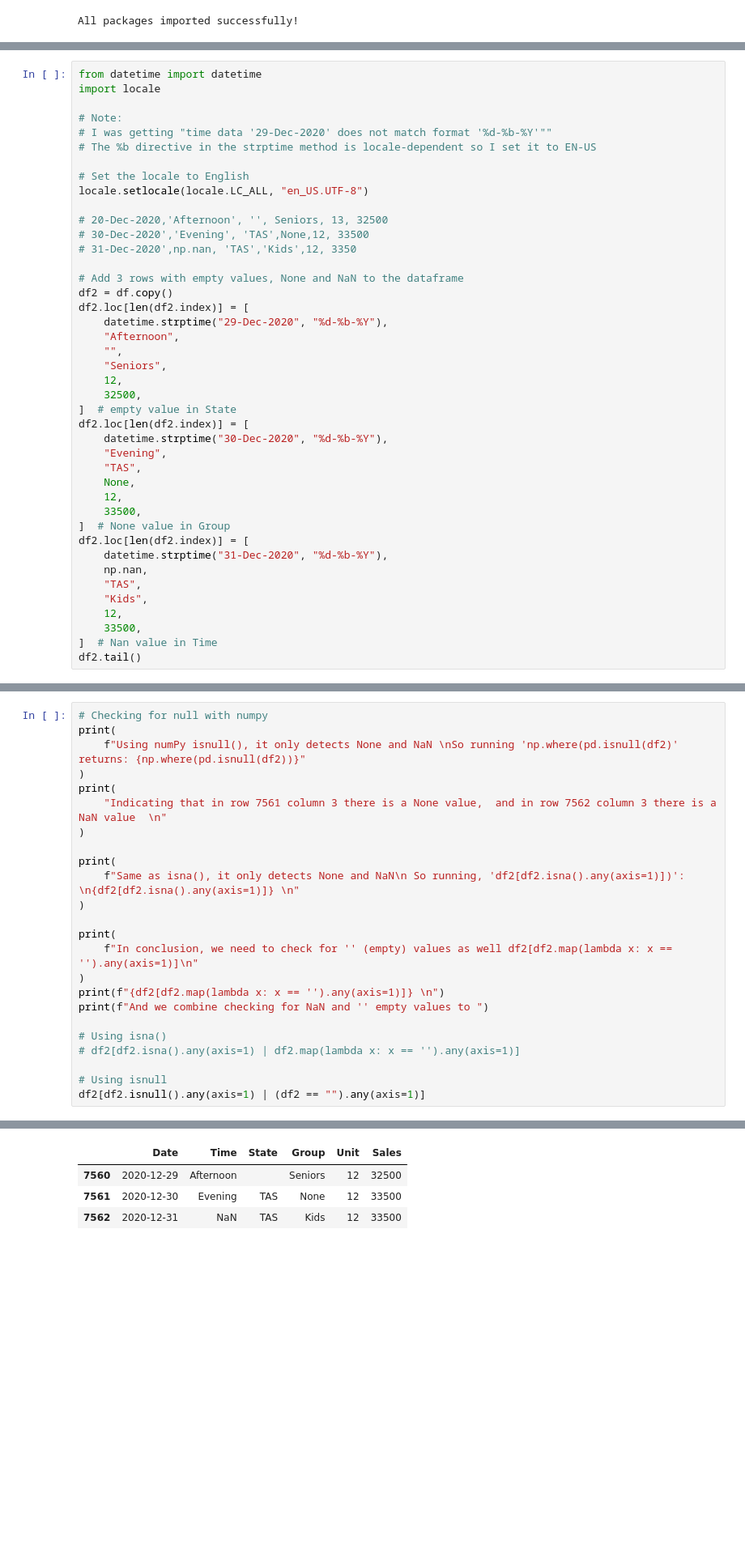
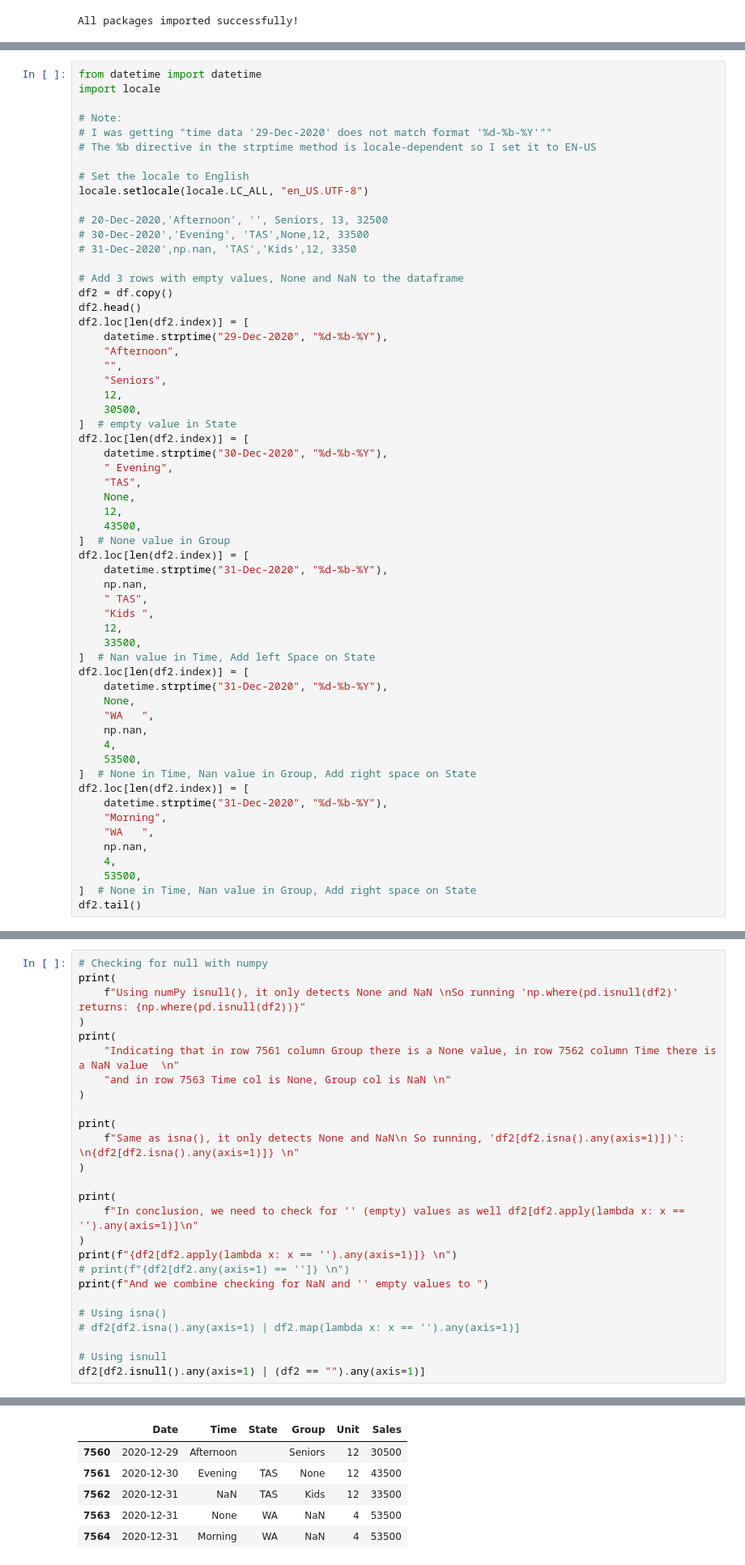
Before and after one commit to karmenatwork/3_CB_Sales-Analysis, a Jupyter notebook: main.ipynb, the cells around one changed output, grey strips where cells are left out. Shown at 81% size. Drawn from its saved outputs; the diff is of its cells as text; blank space fills up the shorter version.

```diff
--- a/main.ipynb
+++ b/main.ipynb
@@ -217,30 +256,47 @@ locale.setlocale(locale.LC_ALL, "en_US.UTF-8")
 
 # Add 3 rows with empty values, None and NaN to the dataframe
 df2 = df.copy()
+df2.head()
 df2.loc[len(df2.index)] = [
     datetime.strptime("29-Dec-2020", "%d-%b-%Y"),
     "Afternoon",
     "",
     "Seniors",
     12,
-    32500,
+    30500,
 ]  # empty value in State
 df2.loc[len(df2.index)] = [
     datetime.strptime("30-Dec-2020", "%d-%b-%Y"),
-    "Evening",
+    " Evening",
     "TAS",
     None,
     12,
-    33500,
+    43500,
 ]  # None value in Group
 df2.loc[len(df2.index)] = [
     datetime.strptime("31-Dec-2020", "%d-%b-%Y"),
     np.nan,
-    "TAS",
-    "Kids",
+    " TAS",
+    "Kids ",
     12,
     33500,
-]  # Nan value in Time
+]  # Nan value in Time, Add left Space on State
+df2.loc[len(df2.index)] = [
+    datetime.strptime("31-Dec-2020", "%d-%b-%Y"),
+    None,
+    "WA   ",
+    np.nan,
+    4,
+    53500,
+]  # None in Time, Nan value in Group, Add right space on State
+df2.loc[len(df2.index)] = [
+    datetime.strptime("31-Dec-2020", "%d-%b-%Y"),
+    "Morning",
+    "WA   ",
+    np.nan,
+    4,
+    53500,
+]  # None in Time, Nan value in Group, Add right space on State
 df2.tail()
 # %% [output]
 |  | Date | Time | State | Group | Unit | Sales |
@@ -287,7 +344,8 @@ print(
     f"Using numPy isnull(), it only detects None and NaN \nSo running 'np.where(pd.isnull(df2)' returns: {np.where(pd.isnull(df2))}"
 )
 print(
-    "Indicating that in row 7561 column 3 there is a None value,  and in row 7562 column 3 there is a NaN value  \n"
+    "Indicating that in row 7561 column Group there is a None value, in row 7562 column Time there is a NaN value  \n"
+    "and in row 7563 Time col is None, Group col is NaN \n"
 )
 
 print(
@@ -295,9 +353,10 @@ print(
 )
 
 print(
-    f"In conclusion, we need to check for '' (empty) values as well df2[df2.map(lambda x: x == '').any(axis=1)]\n"
+    f"In conclusion, we need to check for '' (empty) values as well df2[df2.apply(lambda x: x == '').any(axis=1)]\n"
 )
-print(f"{df2[df2.map(lambda x: x == '').any(axis=1)]} \n")
+print(f"{df2[df2.apply(lambda x: x == '').any(axis=1)]} \n")
+# print(f"{df2[df2.any(axis=1) == '']} \n")
 print(f"And we combine checking for NaN and '' empty values to ")
 
 # Using isna()
@@ -323,9 +385,11 @@ In conclusion, we need to check for '' (empty) values as well df2[df2.map(lambda
 
 And we combine checking for NaN and '' empty values to
 |  | Date | Time | State | Group | Unit | Sales |
-| 7560 | 2020-12-29 | Afternoon |  | Seniors | 12 | 32500 |
-| 7561 | 2020-12-30 | Evening | TAS | None | 12 | 33500 |
+| 7560 | 2020-12-29 | Afternoon |  | Seniors | 12 | 30500 |
+| 7561 | 2020-12-30 | Evening | TAS | None | 12 | 43500 |
 | 7562 | 2020-12-31 | NaN | TAS | Kids | 12 | 33500 |
+| 7563 | 2020-12-31 | None | WA | NaN | 4 | 53500 |
+| 7564 | 2020-12-31 | Morning | WA | NaN | 4 | 53500 |
 # %%
 # To check for the columns
 # cols_with_empty = df2.apply(lambda col: col.apply(lambda x: x.strip() == '' if isinstance(x, str) else False).any())
```
Also changed, not shown: parts of 62 cells of this notebook.
